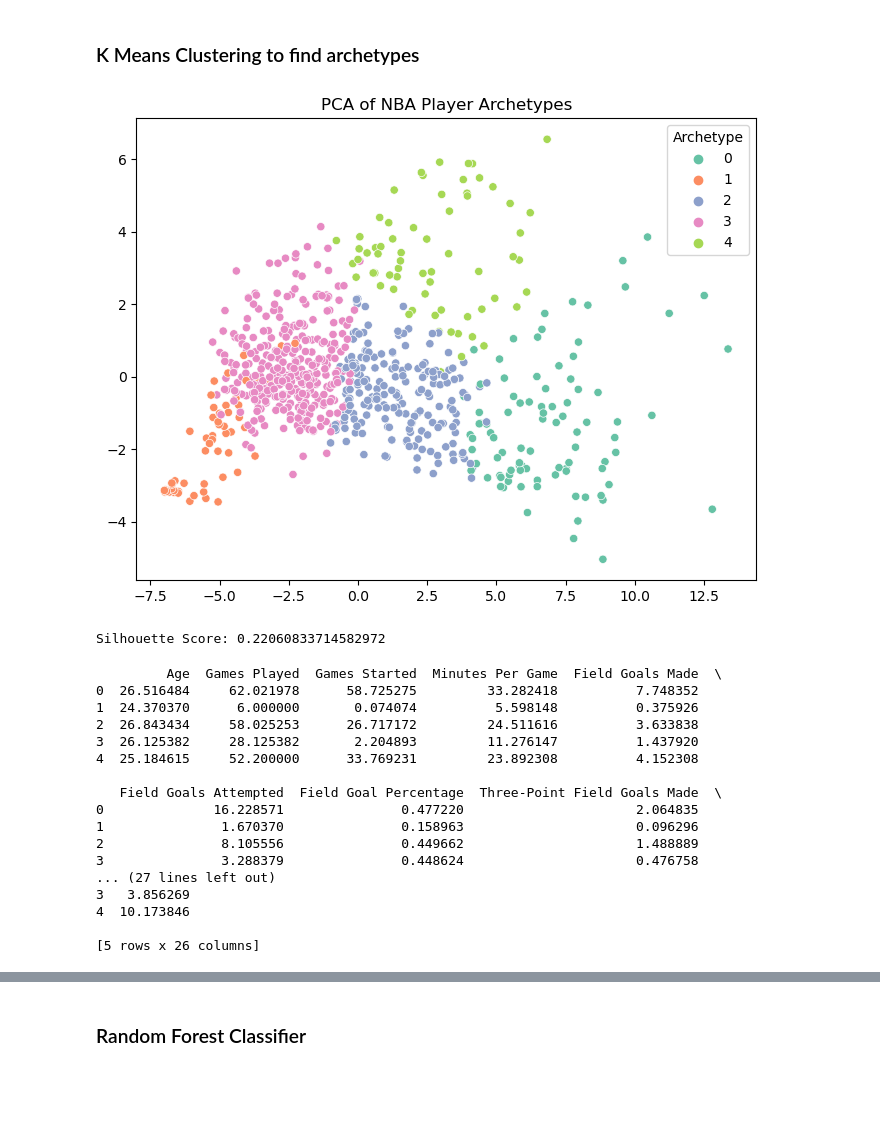
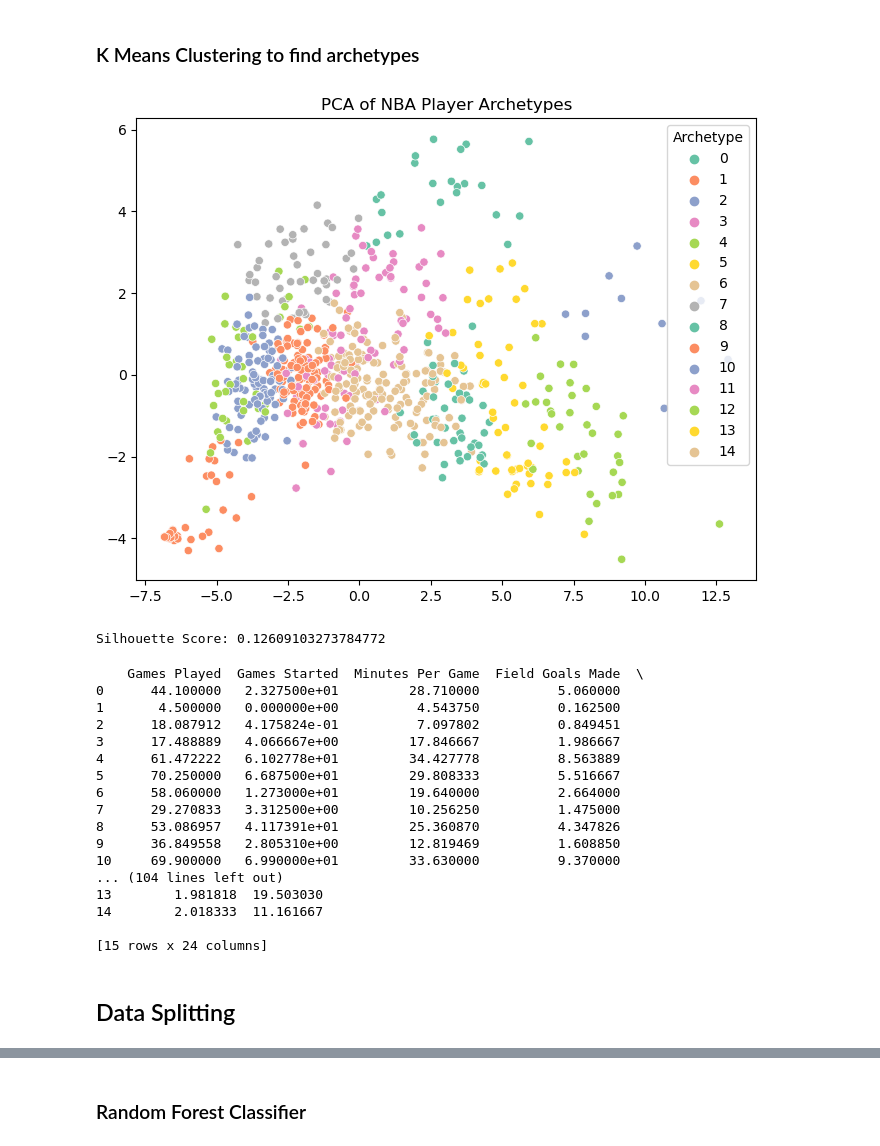
Before and after one commit to nazstephen/NBA-Archetypes, a Jupyter notebook: Ben's Code.ipynb, the cells around one changed output, grey strips where cells are left out. Saved outputs shown, nothing was run; the diff lists cells and outputs as text; code cells hidden in the pictures; blank space fills up the shorter version.

```diff
--- a/Ben's Code.ipynb
+++ b/Ben's Code.ipynb
@@ -83,0 +118,2 @@ def analyze(data):
+# %%
+df = df.drop(columns=['Rk', 'Pos', 'Tm', 'TRB', 'Age'])
@@ -177,7 +261,7 @@ NUMBER OF DUPLICATED ROWS: 0
 ### Code
 # %%
 # Drop columns not useful for clustering (e.g., Rank, Player Name, Team, Position)
-df = df.drop(columns=['Rank', 'Player Name', 'Position', 'Team'])
+df = df.drop(columns='Player Name')
 
 # Normalize the data
 scaler = StandardScaler()
@@ -205,0 +290,13 @@ print(df.head())
+# %%
+distortion = []
+K = range(1, 30)
+for k in K:
+    model = KMeans(n_clusters=k, random_state=12345)
+    model.fit(df)
+    distortion.append(model.inertia_)
+
+plt.figure(figsize=(12, 8))
+plt.plot(K, distortion, 'bx-')
+plt.xlabel('Number of clusters')
+plt.ylabel('Objective function value')
+plt.show()
@@ -207,25 +306,28 @@ print(df.head())
 ### K Means Clustering to find archetypes
 # %%
 # Apply KMeans clustering
-kmeans = KMeans(n_clusters=5, random_state=42)
+kmeans = KMeans(n_clusters=15, random_state=12345)
 df['Archetype'] = kmeans.fit_predict(scaled_features)
+
+#print('Typical user segments for 4 clusters:')
+#print(model.cluster_centers_.round())
 
 # Visualize the clusters using PCA (dimensionality reduction)
 pca = PCA(n_components=2)
 pca_components = pca.fit_transform(scaled_features)
 
 # Create a scatter plot to visualize the clusters
 plt.figure(figsize=(8, 6))
 sns.scatterplot(x=pca_components[:, 0], y=pca_components[:, 1], hue=df['Archetype'], palette='Set2')
 plt.title('PCA of NBA Player Archetypes')
 plt.show()
 
 # Evaluate clustering using silhouette score
 sil_score = silhouette_score(scaled_features, df['Archetype'])
 print(f'Silhouette Score: {sil_score}')
 # %% [output]
-[figure, old version]
+[figure, new version]
-Silhouette Score: 0.22060833714582972
+Silhouette Score: 0.12609103273784772
 # %%
 # Get the centroids of the clusters
 centroids = kmeans.cluster_centers_
@@ -237,20 +339,22 @@ centroids_df = scaler.inverse_transform(centroids)
 centroids_df = pd.DataFrame(centroids_df, columns=df.columns[:-1])
 print(centroids_df)
 # %% [output]
-         Age  Games Played  Games Started  Minutes Per Game  Field Goals Made  \
-0  26.516484     62.021978      58.725275         33.282418          7.748352
-1  24.370370      6.000000       0.074074          5.598148          0.375926
-2  26.843434     58.025253      26.717172         24.511616          3.633838
-3  26.125382     28.125382       2.204893         11.276147          1.437920
-4  25.184615     52.200000      33.769231         23.892308          4.152308
+    Games Played  Games Started  Minutes Per Game  Field Goals Made  \
+0      44.100000   2.327500e+01         28.710000          5.060000
+1       4.500000   0.000000e+00          4.543750          0.162500
+2      18.087912   4.175824e-01          7.097802          0.849451
+3      17.488889   4.066667e+00         17.846667          1.986667
+4      61.472222   6.102778e+01         34.427778          8.563889
+5      70.250000   6.687500e+01         29.808333          5.516667
+6      58.060000   1.273000e+01         19.640000          2.664000
+7      29.270833   3.312500e+00         10.256250          1.475000
+8      53.086957   4.117391e+01         25.360870          4.347826
+9      36.849558   2.805310e+00         12.819469          1.608850
+10     69.900000   6.990000e+01         33.630000          9.370000
+... (104 lines left out)
+13        1.981818  19.503030
+14        2.018333  11.161667
 
-   Field Goals Attempted  Field Goal Percentage  Three-Point Field Goals Made  \
-0              16.228571               0.477220                      2.064835
-1               1.670370               0.158963                      0.096296
-2               8.105556               0.449662                      1.488889
-3               3.288379               0.448624                      0.476758
-... (27 lines left out)
-3   3.856269
-4  10.173846
-
-[5 rows x 26 columns]
+[15 rows x 24 columns]
+# %% [markdown]
+## Data Splitting
```
Also changed, not shown: parts of 15 cells of this notebook.
